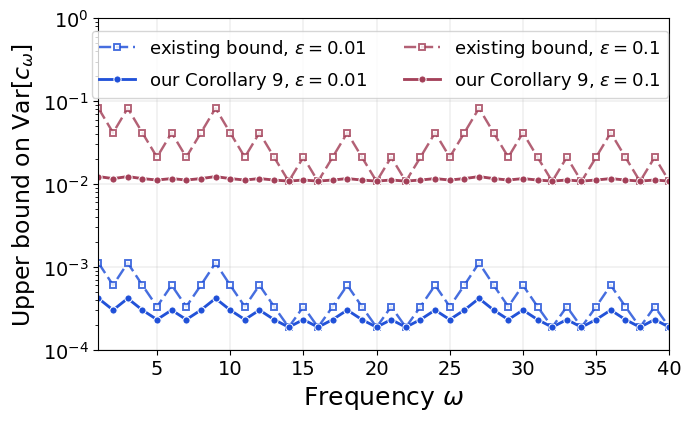
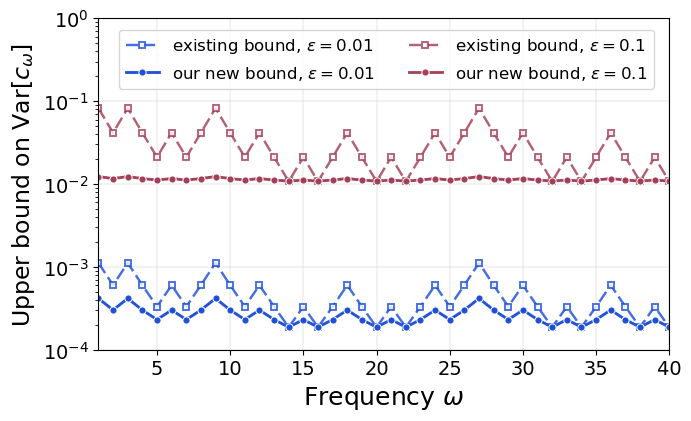
Unified diff of the notebook cell whose output changed from the first chart to the second:
--- before
+++ after
@@ -97,5 +97,5 @@
         freqs,
         ours,
-        label=rf"our Corollary 9, $\epsilon={epsilon_op}$",
+        label=rf"our new bound, $\epsilon={epsilon_op}$",
         markersize=5.2,
         linewidth=2.05,
@@ -119,5 +119,5 @@
 ax.tick_params(axis="both", which="major", labelsize=14)
 handles, labels = ax.get_legend_handles_labels()
-fig.legend(handles, labels, loc="upper center", bbox_to_anchor=(0.55, 0.96), ncol=2, fontsize=13, frameon=True)
+fig.legend(handles, labels, loc="upper center", bbox_to_anchor=(0.56, 0.96), ncol=2, fontsize=12, frameon=True)
 fig.savefig(MANUAL_OUTPUT_PATH, dpi=300, bbox_inches="tight")
 plt.show()

Commit: little update